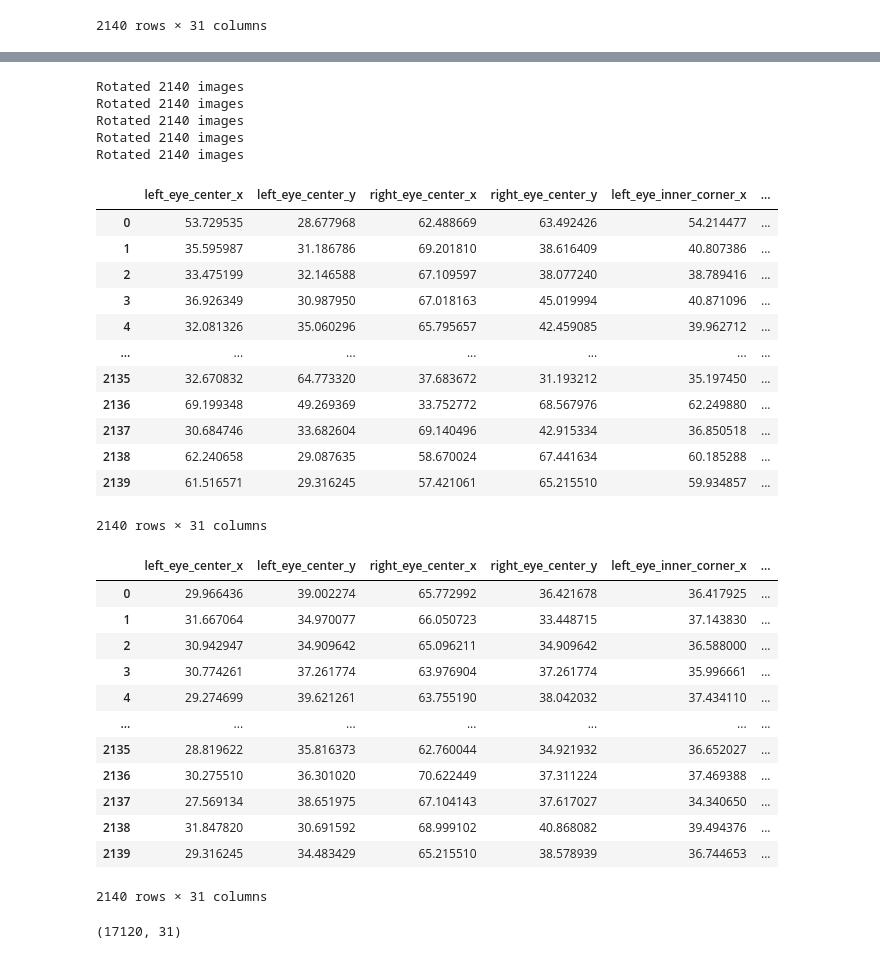
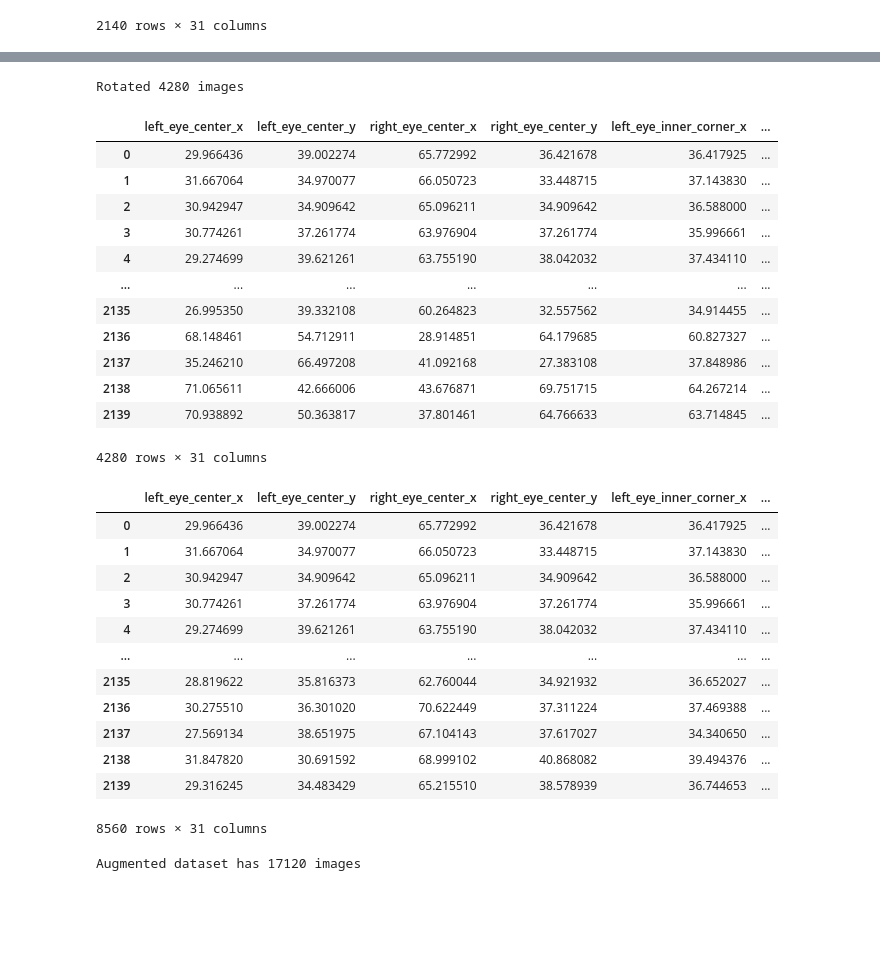
Before and after one commit to RubenBBlazquez/EmotionPredictor, a Jupyter notebook: DataAugmentation.ipynb, the cells around one changed output, grey strips where cells are left out. Saved outputs shown, nothing was run; the diff lists cells and outputs as text; code cells hidden in the pictures; blank space fills up the shorter version.

Commit message:
[] new data augmentations and new jupyter to start predictions with restNet model

```diff
--- a/DataAugmentation.ipynb
+++ b/DataAugmentation.ipynb
@@ -143,76 +143,68 @@ visualize_images_with_points(5, dataset=images, shape=facial_face_points_shape,
 # %%
 from scipy import ndimage, misc
 
 
-def get_data_augmentation_rotate(df, angles):
+def get_data_augmentation_rotate(df_to_rotate, angles):
     def rotate_images(element, rotation_angles: list):
         rotation_angle = np.random.choice(rotation_angles, 1)[0]
 
         image = element['Image']
         rotated_image = np.array(image).reshape(facial_face_points_shape)
-        rotated_image = ndimage.rotate(rotated_image, rotation_angle, reshape=False)
+        rotated_image = ndimage.rotate(rotated_image, -rotation_angle, reshape=False)
 
         rotated_points = rotar_puntos(element[:-1].values, rotation_angle)
         element.loc[element[:-1].index.values] = rotated_points
         element['Image'] = np.array(rotated_image).reshape(-1)
 
         return element
 
-    df_rotations = pd.DataFrame()
-
-    new_df_rotations = df.apply(rotate_images, rotation_angles=angles, axis=1)
-    df_rotations = pd.concat([df_rotations, new_df_rotations])
+    new_df_rotations = df_to_rotate.apply(rotate_images, rotation_angles=angles, axis=1)
+    df_rotations = pd.concat([df_to_rotate, new_df_rotations])
 
     print(f'Rotated {len(df_rotations)} images')
 
     return df_rotations
 
 
 angles_to_rotate = [-120, -80, -50, -10, 10, 15, 25, 50, 80, 90, 120, 150, 165]
-facial_face_points_rotated = [
-    get_data_augmentation_rotate(original_facial_face_points, angles_to_rotate),
-    get_data_augmentation_rotate(original_facial_face_points, angles_to_rotate),
-    get_data_augmentation_rotate(original_facial_face_points, angles_to_rotate),
-    get_data_augmentation_rotate(original_facial_face_points, angles_to_rotate),
-    get_data_augmentation_rotate(original_facial_face_points, angles_to_rotate),
-]
-facial_face_points_rotated[0]
+
+facial_face_points_rotated = get_data_augmentation_rotate(original_facial_face_points, angles_to_rotate)
+
+facial_face_points_rotated
 # %% [output]
-Rotated 2140 images
-Rotated 2140 images
-Rotated 2140 images
-Rotated 2140 images
-Rotated 2140 images
+Rotated 4280 images
 |  | left_eye_center_x | left_eye_center_y | right_eye_center_x | right_eye_center_y | left_eye_inner_corner_x | ... |
-| 0 | 53.729535 | 28.677968 | 62.488669 | 63.492426 | 54.214477 | ... |
-| 1 | 35.595987 | 31.186786 | 69.201810 | 38.616409 | 40.807386 | ... |
-| 2 | 33.475199 | 32.146588 | 67.109597 | 38.077240 | 38.789416 | ... |
-| 3 | 36.926349 | 30.987950 | 67.018163 | 45.019994 | 40.871096 | ... |
-| 4 | 32.081326 | 35.060296 | 65.795657 | 42.459085 | 39.962712 | ... |
+| 0 | 29.966436 | 39.002274 | 65.772992 | 36.421678 | 36.417925 | ... |
+| 1 | 31.667064 | 34.970077 | 66.050723 | 33.448715 | 37.143830 | ... |
+| 2 | 30.942947 | 34.909642 | 65.096211 | 34.909642 | 36.588000 | ... |
+| 3 | 30.774261 | 37.261774 | 63.976904 | 37.261774 | 35.996661 | ... |
+| 4 | 29.274699 | 39.621261 | 63.755190 | 38.042032 | 37.434110 | ... |
 | ... | ... | ... | ... | ... | ... | ... |
-| 2135 | 32.670832 | 64.773320 | 37.683672 | 31.193212 | 35.197450 | ... |
-| 2136 | 69.199348 | 49.269369 | 33.752772 | 68.567976 | 62.249880 | ... |
-| 2137 | 30.684746 | 33.682604 | 69.140496 | 42.915334 | 36.850518 | ... |
-| 2138 | 62.240658 | 29.087635 | 58.670024 | 67.441634 | 60.185288 | ... |
-| 2139 | 61.516571 | 29.316245 | 57.421061 | 65.215510 | 59.934857 | ... |
+| 2135 | 26.995350 | 39.332108 | 60.264823 | 32.557562 | 34.914455 | ... |
+| 2136 | 68.148461 | 54.712911 | 28.914851 | 64.179685 | 60.827327 | ... |
+| 2137 | 35.246210 | 66.497208 | 41.092168 | 27.383108 | 37.848986 | ... |
+| 2138 | 71.065611 | 42.666006 | 43.676871 | 69.751715 | 64.267214 | ... |
+| 2139 | 70.938892 | 50.363817 | 37.801461 | 64.766633 | 63.714845 | ... |
-2140 rows × 31 columns
+4280 rows × 31 columns
 # %%
-def set_random_brightness(dataframe):
+def set_random_brightness(dataframe_to_brightness):
     def change_image_brightness(element):
-        brightness = np.random.choice([np.random.uniform(1.5, 2), np.random.uniform(0, 1)], 1)
+        brightness = np.random.uniform(0, 2)
+
         image = np.array(element['Image']).reshape(facial_face_points_shape)
 
         element['Image'] = np.array(image * brightness).reshape(-1)
 
         return element
 
-    new_dataframe = dataframe.copy()
-    new_dataframe = new_dataframe.apply(change_image_brightness, axis=1)
+    new_dataframe = dataframe_to_brightness.apply(change_image_brightness, axis=1)
 
-    return new_dataframe
+    return pd.concat([dataframe_to_brightness, new_dataframe])
 
 
 facial_face_points_with_brightness = set_random_brightness(original_facial_face_points)
+facial_face_points_with_brightness = set_random_brightness(facial_face_points_with_brightness)
+
 facial_face_points_with_brightness
 # %% [output]
 |  | left_eye_center_x | left_eye_center_y | right_eye_center_x | right_eye_center_y | left_eye_inner_corner_x | ... |
@@ -227,15 +219,13 @@ facial_face_points_with_brightness
 | 2137 | 27.569134 | 38.651975 | 67.104143 | 37.617027 | 34.340650 | ... |
 | 2138 | 31.847820 | 30.691592 | 68.999102 | 40.868082 | 39.494376 | ... |
 | 2139 | 29.316245 | 34.483429 | 65.215510 | 38.578939 | 36.744653 | ... |
-2140 rows × 31 columns
+8560 rows × 31 columns
 # %%
-augmented_facial_face_points = [original_facial_face_points, facial_face_points_flipped, facial_face_points_with_brightness]
-augmented_facial_face_points.extend(facial_face_points_rotated)
 
-augmented_facial_face_points = pd.concat(augmented_facial_face_points, ignore_index=True,axis=0)
+augmented_facial_face_points = [original_facial_face_points, facial_face_points_flipped, facial_face_points_rotated, facial_face_points_with_brightness]
 
-print(augmented_facial_face_points.shape)
+augmented_facial_face_points = pd.concat(augmented_facial_face_points, ignore_index=True, axis=0)
 
-augmented_facial_face_points.to_parquet('datasets/augmented_data.parquet')
+print(f'Augmented dataset has {len(augmented_facial_face_points)} images')
 # %% [output]
-(17120, 31)
+Augmented dataset has 17120 images
```
Also changed, not shown: parts of 8 cells of this notebook, 2 other files.
